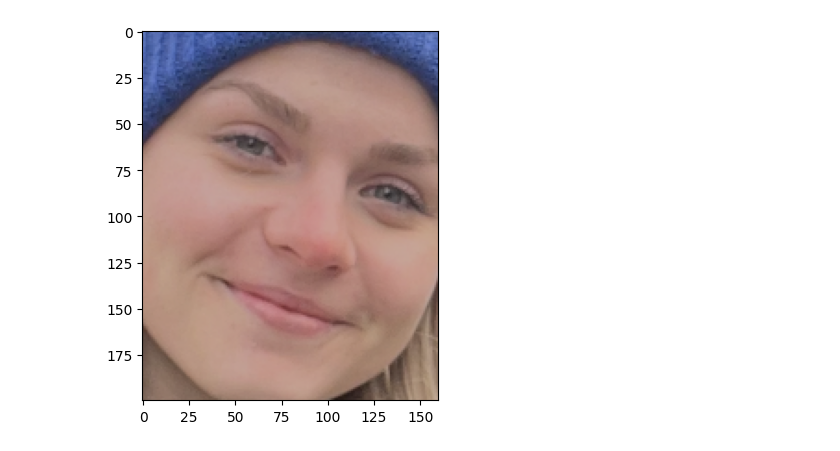
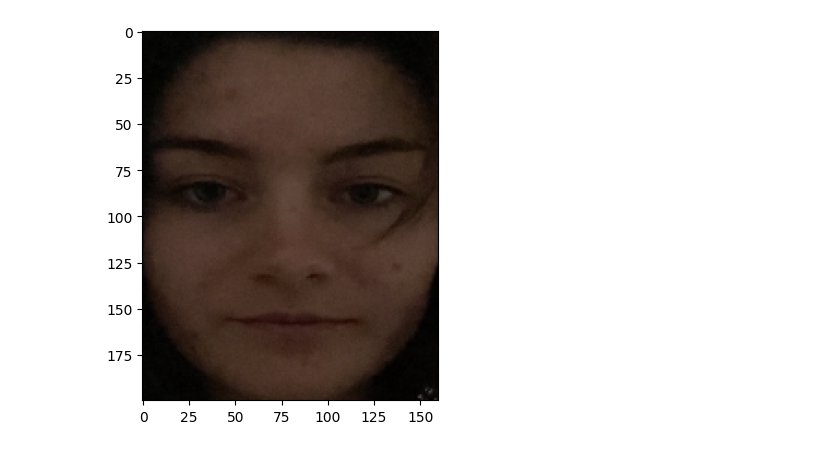
Before and after one commit to miriampalmetshofer/conFaceAuth, a Jupyter notebook: detectFace.ipynb, the cells around one changed output. Cells and saved outputs as stored; diff of their text form; code cells hidden in the pictures.

```diff
--- a/detectFace.ipynb
+++ b/detectFace.ipynb
@@ -50,6 +50,8 @@ while cap.isOpened():
             x, y = max(0, x), max(0, y)
             face = rgb_frame[y:y+h, x:x+w]
             face = cv2.resize(face, (160, 200))
+            # save face image
+            cv2.imwrite(f'data/enrollment/face_{frame_count}.jpg', cv2.cvtColor(face, cv2.COLOR_RGB2BGR))
 
             try:
                 embedding = embedder.embeddings([face])[0]
@@ -86,6 +119,6 @@ WARNING:tensorflow:5 out of the last 30 calls to <function Model.make_predict_fu
 # %%
 # Compare with input image
-embedding1 = get_face_embedding(data_base_path + 'Screenshot 2025-04-19 at 16.45.25.png')
+embedding1 = get_face_embedding(data_base_path + 'Screenshot 2025-04-19 at 16.54.53.png')
 similarity_score = cosine_similarity(avg_embedding.reshape(1, -1), embedding1.reshape(1, -1))[0][0]
 
 print("Cosine similarity:", similarity_score)
@@ -95 +128 @@ Cosine similarity: 0.33298618
-[figure, old version]
+[figure, new version]
```
Also changed, not shown: parts of 4 cells of this notebook, 1 other file.
